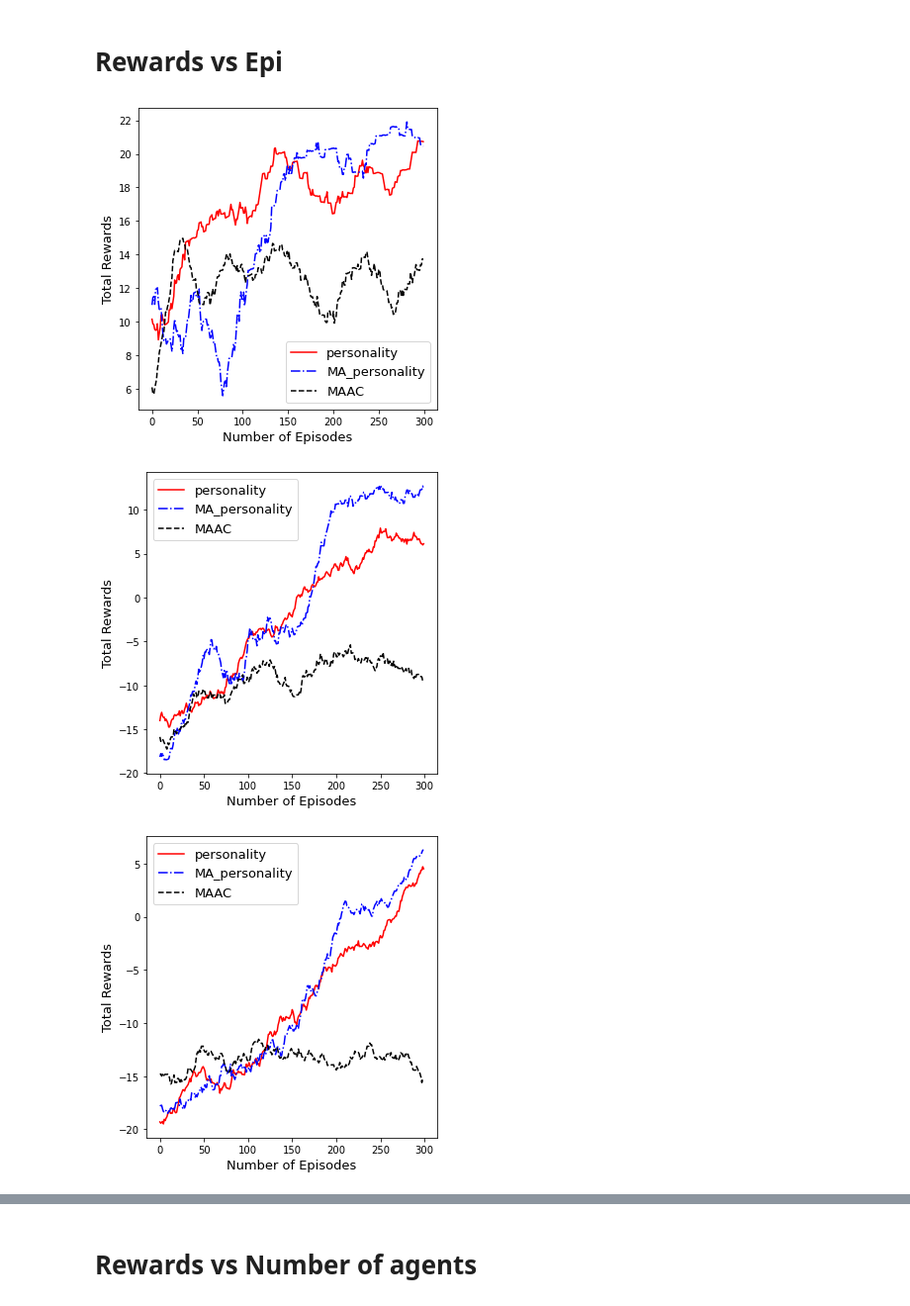
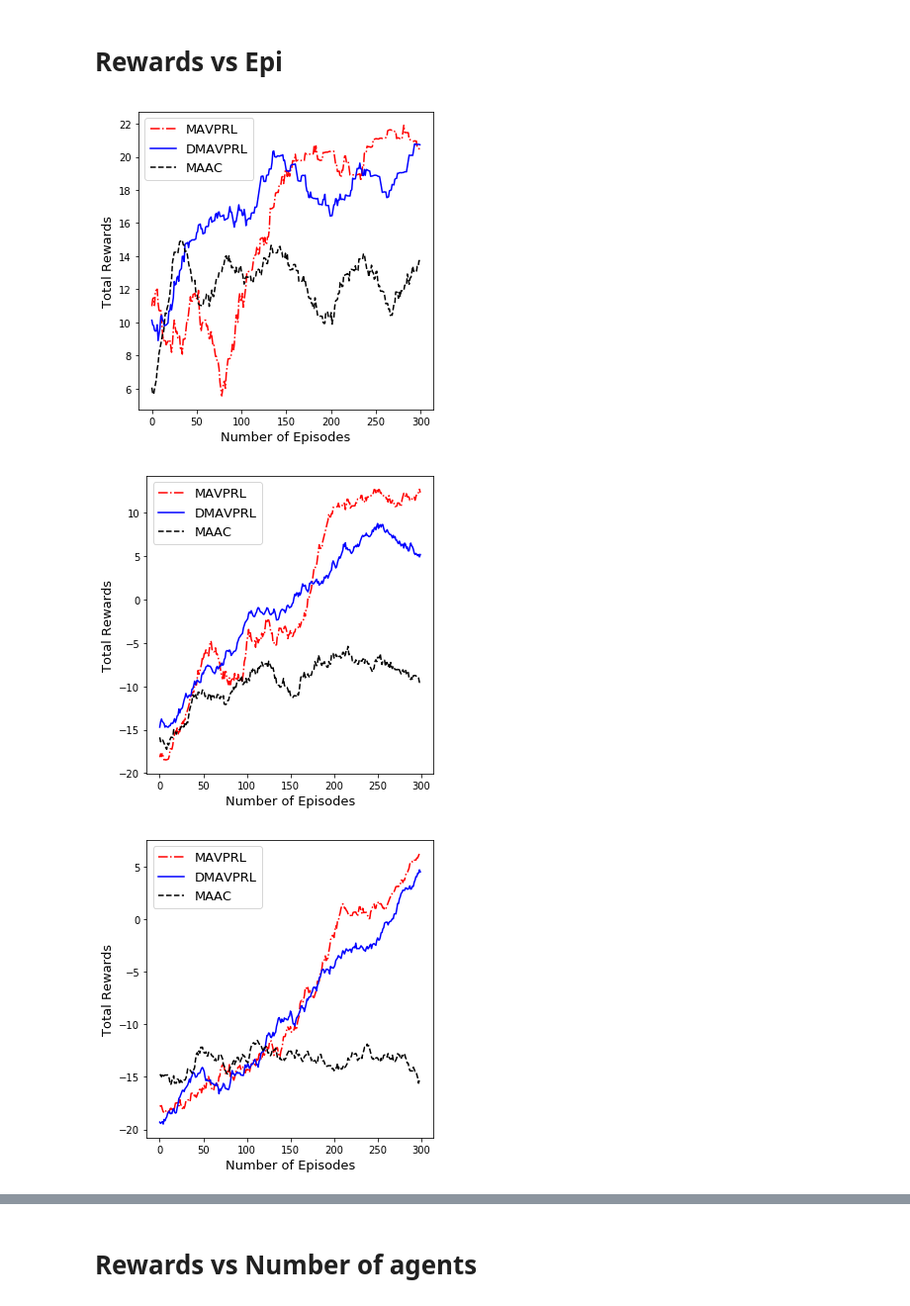
Before and after one commit to SongjunHuang/WONS-2022, a Jupyter notebook: utils/plot.ipynb, the cells around one changed output, grey strips where cells are left out. Shown at 99% size. Cells and saved outputs as stored; diff of their text form; code cells hidden in the pictures.

Commit message:
good figures with three curves

```diff
--- a/utils/plot.ipynb
+++ b/utils/plot.ipynb
@@ -110,37 +110,37 @@ for n_agents in [4, 6, 8]:
     # RE_path = './results/REINFORCE_{}agents/save'.format(n_agents)
     rewards_maac = get_rewards(maac_path, window)
     rewards_personality = get_rewards(personality_path, window)
     rewards_mapersonality = get_rewards(ma_personality_path, window)
     # rewards_fedhac = get_rewards(fedhac_path, window)
     # rewards_RE = get_rewards(RE_path, window)
 
     plt.figure(figsize=(5, 5))
-    plt.plot(rewards_personality / n_agents, color='red', linestyle='-', label='personality')
-    plt.plot(rewards_mapersonality / n_agents, color='blue', linestyle='-.', label='MA_personality')
+    plt.plot(rewards_mapersonality / n_agents, color='red', linestyle='-.', label='MAVPRL')
+    plt.plot(rewards_personality / n_agents, color='blue', linestyle='-', label='DMAVPRL')
     plt.plot(rewards_maac / n_agents, color='black', linestyle='--', label='MAAC')
     # plt.plot(rewards_RE / n_agents, color='green', linestyle='-.')
     plt.legend(fontsize=13)
     plt.xlabel('Number of Episodes', fontsize=13)
     plt.ylabel('Total Rewards', fontsize=13)
     plt.tight_layout()
-    # plt.savefig("../results/figure/rewards_vs_epi_{}agents.pdf".format(n_agents),
-    #              quality=95, dpi=300, bbox_inches='tight')
+    plt.savefig("../results/figure/rewards_vs_epi_{}agents.pdf".format(n_agents),
+                 quality=95, dpi=300, bbox_inches='tight')
 
     # explorations_maac = get_exploration(maac_path, window)
     # explorations_hac = get_exploration(hac_path, window)
     # explorations_RE = get_exploration(RE_path, window)
     #
     # plt.figure()
     # plt.plot(explorations_hac, color='red', linestyle='-')
     # plt.plot(explorations_maac, color='black', linestyle='--')
     # plt.plot(explorations_RE, color='blue', linestyle='-.')
     # plt.legend(['HMARL (ours)', 'MAAC', 'REINFORCE'], fontsize=13)
     # plt.xlabel('Number of Episodes', fontsize=13)
     # plt.ylabel('Exploration Area', fontsize=13)
     # plt.tight_layout()
     # plt.savefig("./results/figure/exploration_vs_epi_{}agents.pdf".format(n_agents),
     #             quality=95, dpi=300, bbox_inches='tight')
 # %% [output]
-[figure, old version]
+[figure, new version]
-[figure, old version]
+[figure, new version]
-[figure, old version]
+[figure, new version]
```
Also changed, not shown: parts of 12 cells of this notebook, 3 other files.
